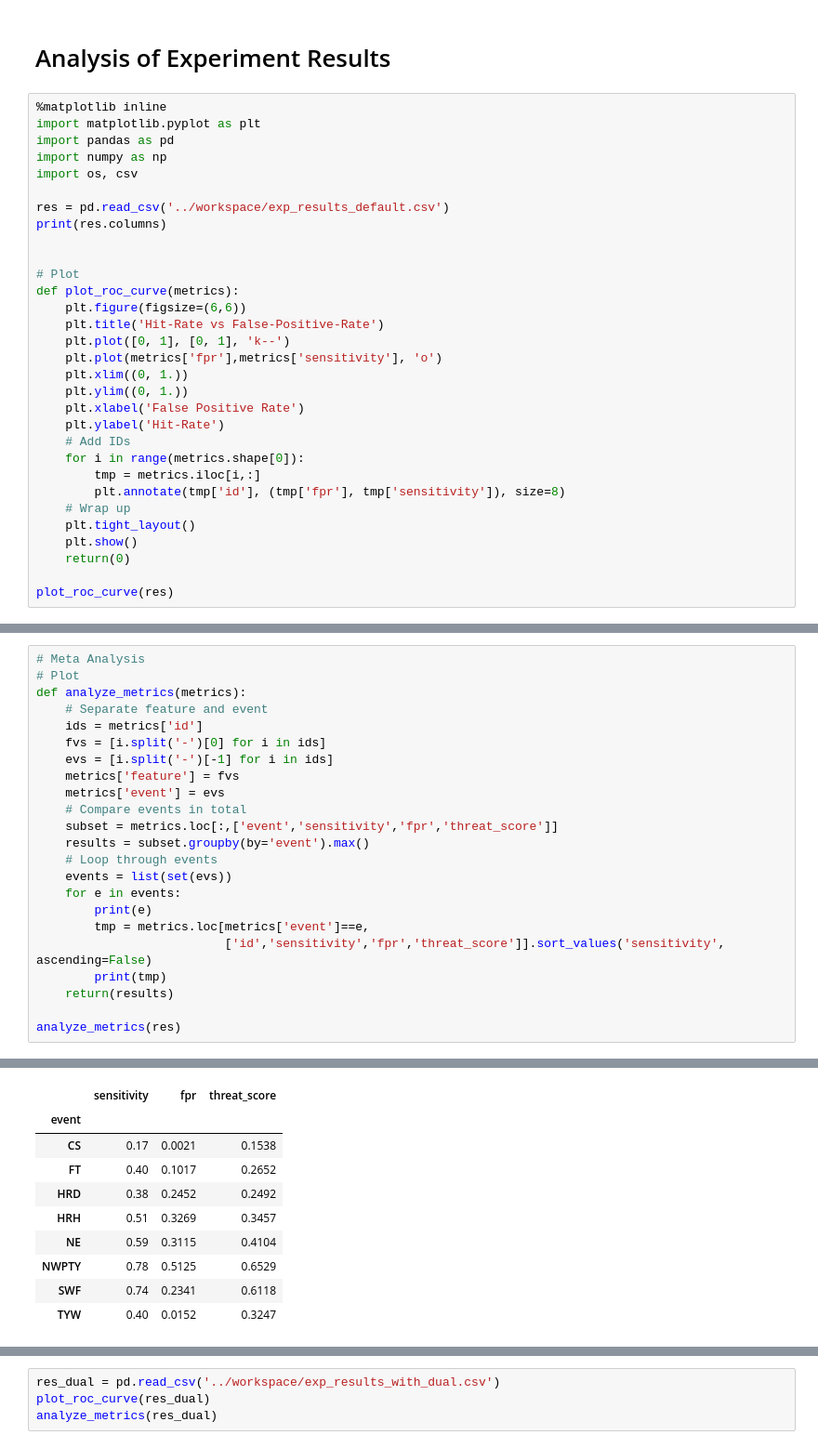
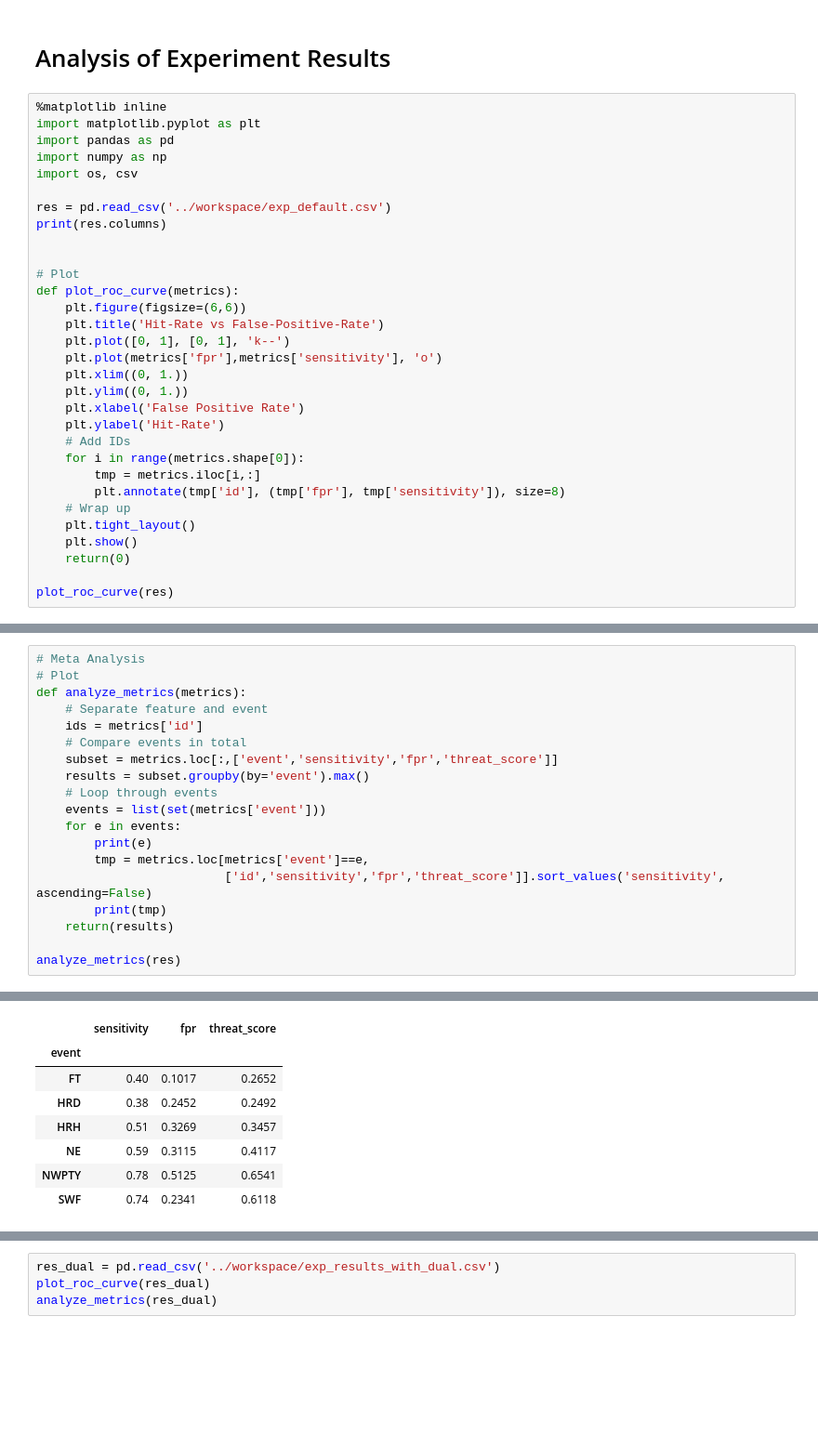
Before and after one commit to tingsyo/course_2021Q1_ML_for_Atmospheric_Sciences, a Jupyter notebook: notebook/11_Analysis_of_experiement_results.ipynb, the cells around one changed output, grey strips where cells are left out. Shown at 93% size. Cells and saved outputs as stored; diff of their text form; blank space fills up the shorter version.

```diff
--- a/notebook/11_Analysis_of_experiement_results.ipynb
+++ b/notebook/11_Analysis_of_experiement_results.ipynb
@@ -7,7 +7,7 @@ import pandas as pd
 import numpy as np
 import os, csv
 
-res = pd.read_csv('../workspace/exp_results_default.csv')
+res = pd.read_csv('../workspace/exp_default.csv')
 print(res.columns)
 
 
@@ -52,15 +53,11 @@ Index(['id', 'true_positive', 'false_positive', 'false_negative',
 def analyze_metrics(metrics):
     # Separate feature and event
     ids = metrics['id']
-    fvs = [i.split('-')[0] for i in ids]
-    evs = [i.split('-')[-1] for i in ids]
-    metrics['feature'] = fvs
-    metrics['event'] = evs
     # Compare events in total
     subset = metrics.loc[:,['event','sensitivity','fpr','threat_score']]
     results = subset.groupby(by='event').max()
     # Loop through events
-    events = list(set(evs))
+    events = list(set(metrics['event']))
     for e in events:
         print(e)
         tmp = metrics.loc[metrics['event']==e,
@@ -90,10 +87,8 @@ FT
 |  | sensitivity | fpr | threat_score |
 | event |  |  |  |
-| CS | 0.17 | 0.0021 | 0.1538 |
 | FT | 0.40 | 0.1017 | 0.2652 |
 | HRD | 0.38 | 0.2452 | 0.2492 |
 | HRH | 0.51 | 0.3269 | 0.3457 |
-| NE | 0.59 | 0.3115 | 0.4104 |
-| NWPTY | 0.78 | 0.5125 | 0.6529 |
+| NE | 0.59 | 0.3115 | 0.4117 |
+| NWPTY | 0.78 | 0.5125 | 0.6541 |
 | SWF | 0.74 | 0.2341 | 0.6118 |
-| TYW | 0.40 | 0.0152 | 0.3247 |
```
Also changed, not shown: parts of 4 cells of this notebook, 9 other files.
